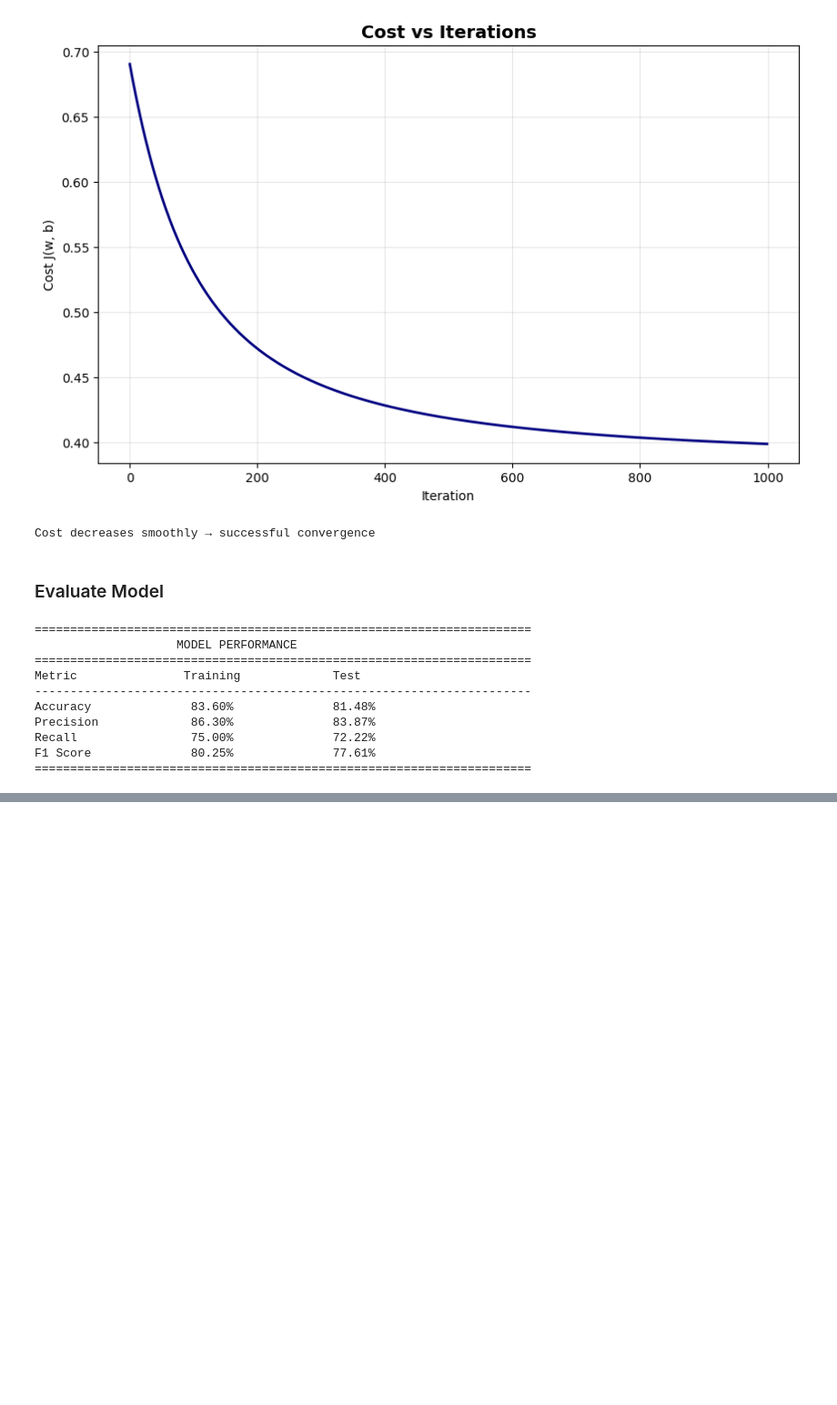
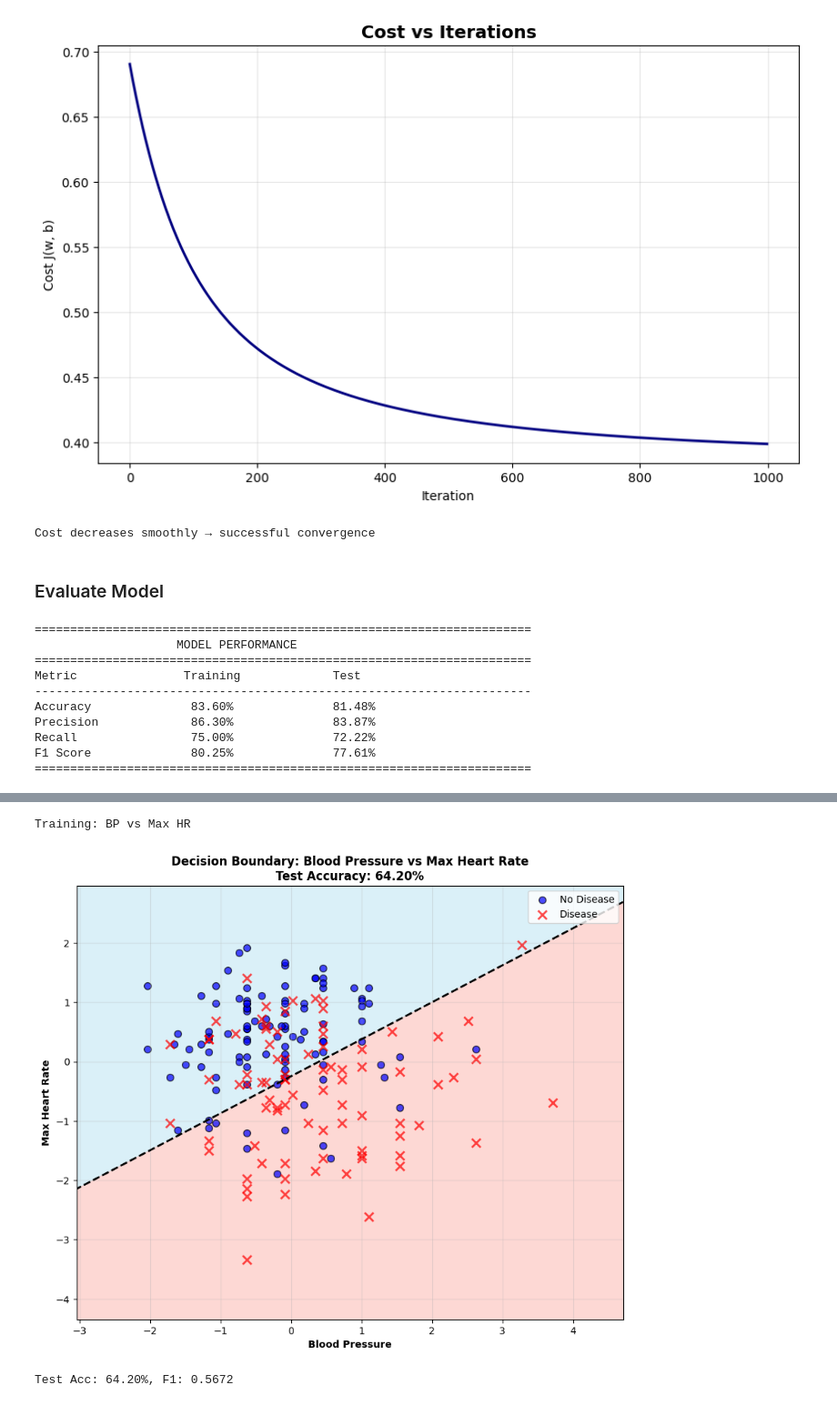
Before and after one commit to elmultiusos/Logistic-Regression, a Jupyter notebook: heart_disease_lr_analysis.ipynb, the cells around one changed output, grey strips where cells are left out. Shown at 91% size. Cells and saved outputs as stored; diff of their text form; code cells hidden in the pictures; blank space fills up the shorter version.

```diff
--- a/heart_disease_lr_analysis.ipynb
+++ b/heart_disease_lr_analysis.ipynb
@@ -374,0 +432,10 @@ F1 Score              80.25%              77.61%
+# %%
+# Pair 2: BP vs Max HR
+print("Training: BP vs Max HR")
+m2 = train_and_plot_2d(X_train_norm, y_train, X_test_norm, y_test,
+                        [2, 3], ['Blood Pressure', 'Max Heart Rate'])
+print(f"Test Acc: {m2['Accuracy']*100:.2f}%, F1: {m2['F1 Score']:.4f}\n")
+# %% [output]
+Training: BP vs Max HR
+[figure, added]
+Test Acc: 64.20%, F1: 0.5672
```
Also changed, not shown: parts of 18 cells of this notebook, 9 other files.
